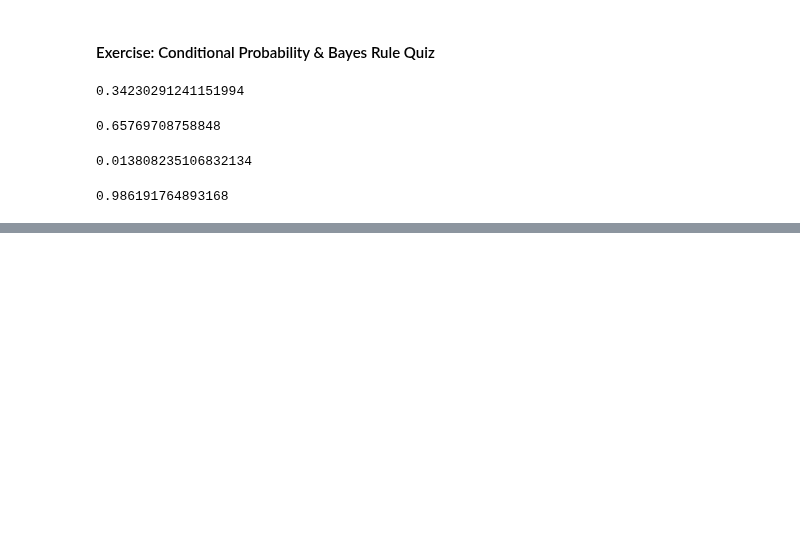
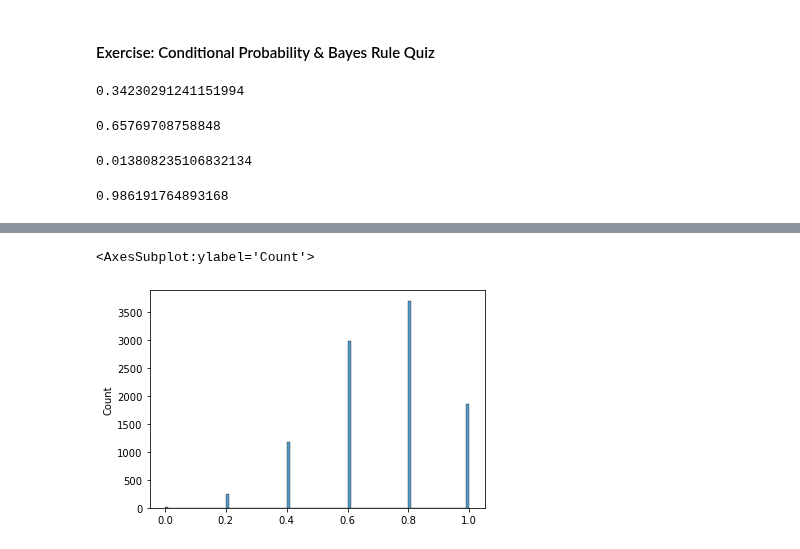
Before and after one commit to vpontello/DataScience_Nanodegree, a Jupyter notebook: 00_Extracurricular/02_Practical_Statistics/practical_statistics.ipynb, the cells around one changed output, grey strips where cells are left out. Drawn from its saved outputs; the diff is of its cells as text; code cells hidden in the pictures; blank space fills up the shorter version.

```diff
--- a/00_Extracurricular/02_Practical_Statistics/practical_statistics.ipynb
+++ b/00_Extracurricular/02_Practical_Statistics/practical_statistics.ipynb
@@ -659,0 +746,7 @@ Statistics and parameters are generally the mean or proportion for a group. Stat
+# %%
+sample_props = np.random.choice(students, size=[10000,5])
+
+sns.histplot(sample_props.mean(axis=1), bins=100)
+# %% [output]
+<AxesSubplot:ylabel='Count'>
+[figure, added]
```
Also changed, not shown: parts of 24 cells of this notebook, 1 other file.
